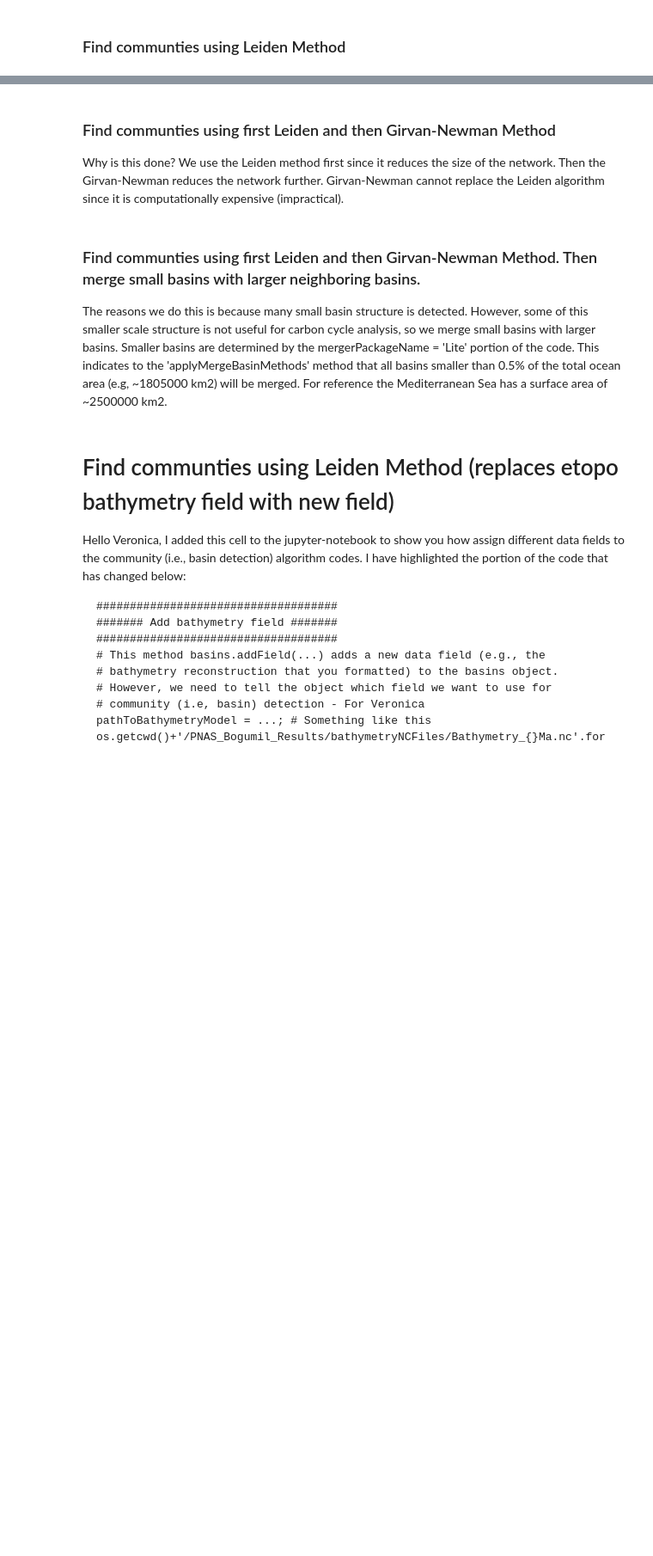
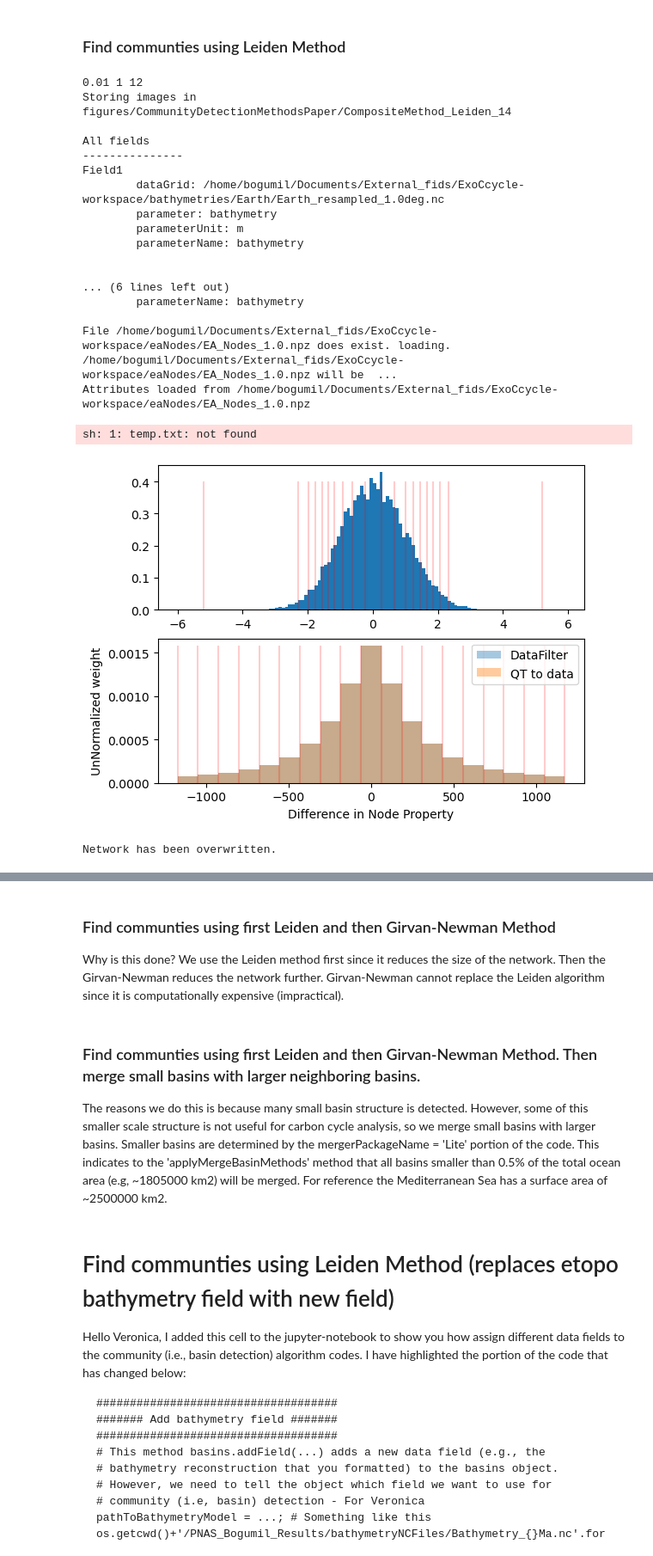
Before and after one commit to Bogumil-Matthew/ExoCcycle, a Jupyter notebook: JN/StartUpJN.ipynb, the cells around one changed output, grey strips where cells are left out. Shown at 86% size. Saved outputs shown, nothing was run; the diff lists cells and outputs as text; code cells hidden in the pictures; blank space fills up the shorter version.

Commit message:
Updated JN for publication ready figures. Added some user option for the basinEA object that are reflected in the JN.

```diff
--- a/JN/StartUpJN.ipynb
+++ b/JN/StartUpJN.ipynb
@@ -150,7 +160,7 @@ minBasinCnts = [12]
 # a non-one ensemble ensures that community structure is robust given inherent randomness
 # of initial node clustering. Note that ensembles of size 100 for 1 degree resolution data
 # only increase total computational time by 1-2 minutes.
-ensembleSizes = [50];
+ensembleSizes = [1];
 
 # Show the resolution, ensembleSize, and minBasinCnt used for community detection
 # runs. Note that only one community detection is run here.
@@ -230,7 +240,7 @@ for resolution, ensembleSize, minBasinCnt in zip(resolutions, ensembleSizes, min
     body = ["Earth", "Mars", "Venus", "Moon"]
     body = body[0]
     basins = EC.utils.BasinsEA(dataDir=os.getcwd()+"/bathymetries/{}".format(body),
-                             filename="{}_resampled_1deg.nc".format(body),
+                             filename="{}_resampled_1.0deg.nc".format(body),
                              body=body);
 
 
@@ -245,6 +255,13 @@ for resolution, ensembleSize, minBasinCnt in zip(resolutions, ensembleSizes, min
     basins.getFields(usedFields = True)
 
 
+    # Set field mask parameters
+    # Veronica you might need to change these options - Matthew
+    # These options flip the data along the x (longitude) or y (latitude)
+    # axis. The mask tells the code to not calculate values on land (e.g.,
+    # continents/islands). - For Veronica
+    fieldMaskParameter = {"usedField":0, "fliprl":False, "flipud":False}
+
     #########################################
     ### Run Community Detection Algorithm ###
     #########################################
@@ -255,6 +272,7 @@ for resolution, ensembleSize, minBasinCnt in zip(resolutions, ensembleSizes, min
     # not completely isolated after running the louvain algorithm.
     basins.defineBasins(detectionMethod = detectionMethod,
                         edgeWeightMethod = edgeWeightMethod,
+                        fieldMaskParameter = fieldMaskParameter,
                         reducedRes={"on":True,"factor":1},
                         read=False,
                         write=True,
@@ -282,30 +300,51 @@ for resolution, ensembleSize, minBasinCnt in zip(resolutions, ensembleSizes, min
                                  "plotTitle":"",
                                  "plotZeroContour":False,
                                  "plotIntegerContours":True,
                                  "transparent":True},
                         savePNG=True,
                         saveSVG=False)
 
     # Calculate area weighted average and standard deviation (for plotting)
     areaWeights, longitudes, latitudes, totalArea, totalAreaCalculated = EC.utils.areaWeights(resolution=basins.Fields["Field1"]['resolution'],
                                                                                               LonStEd = [np.min(basins.lon),np.max(basins.lon)+basins.Fields["Field1"]['resolution']],
                                                                                               LatStEd = [np.min(basins.lat),np.max(basins.lat)+basins.Fields["Field1"]['resolution']])
     ave, std = EC.utils.weightedAvgAndStd(basins.bathymetry, areaWeights)
 
     #########################
     ### Plot input fields ###
     #########################
     EC.utils.plotGlobal(basins.lat, basins.lon, basins.bathymetry,
                         outputDir = os.getcwd()+"/"+fldName,
                         fidName = "plotGlobal_{0}.png".format(basins.Fields["Field1"]['parameterName']),
                         cmapOpts={"cmap":"jet",
                                   "cbar-title":"cbar-title",
                                   "cbar-range":[ave-1*std,
                                                 ave+1*std]},
                         pltOpts={"valueType": "{0}".format(basins.Fields["Field1"]['parameterName']),
                                  "valueUnits": "{}".format(basins.Fields["Field1"]['parameterUnit']),
                                  "plotTitle":"",
                                  "plotZeroContour":False,
                                  "transparent":True},
                         savePNG=True,
                         saveSVG=False)
+# %% [output]
+0.01 1 12
+Storing images in figures/CommunityDetectionMethodsPaper/CompositeMethod_Leiden_14
+
+All fields
+---------------
+Field1
+        dataGrid: /home/bogumil/Documents/External_fids/ExoCcycle-workspace/bathymetries/Earth/Earth_resampled_1.0deg.nc
+        parameter: bathymetry
+        parameterUnit: m
+        parameterName: bathymetry
+
+
+... (6 lines left out)
+        parameterName: bathymetry
+
+File /home/bogumil/Documents/External_fids/ExoCcycle-workspace/eaNodes/EA_Nodes_1.0.npz does exist. loading. /home/bogumil/Documents/External_fids/ExoCcycle-workspace/eaNodes/EA_Nodes_1.0.npz will be  ...
+Attributes loaded from /home/bogumil/Documents/External_fids/ExoCcycle-workspace/eaNodes/EA_Nodes_1.0.npz
+sh: 1: temp.txt: not found
+[figure, added]
+Network has been overwritten.
```
Also changed, not shown: parts of 4 cells of this notebook, 3 other files.
